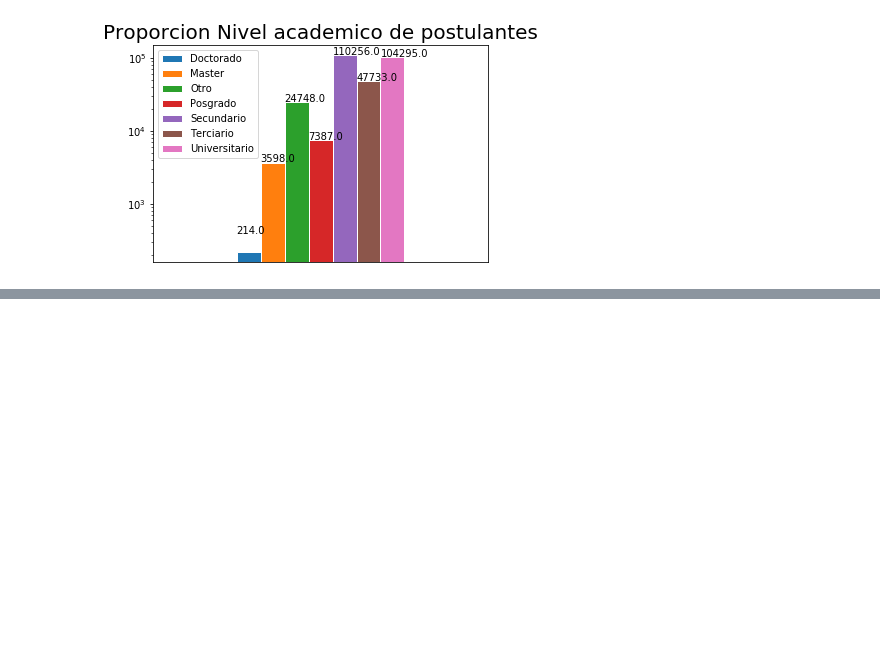
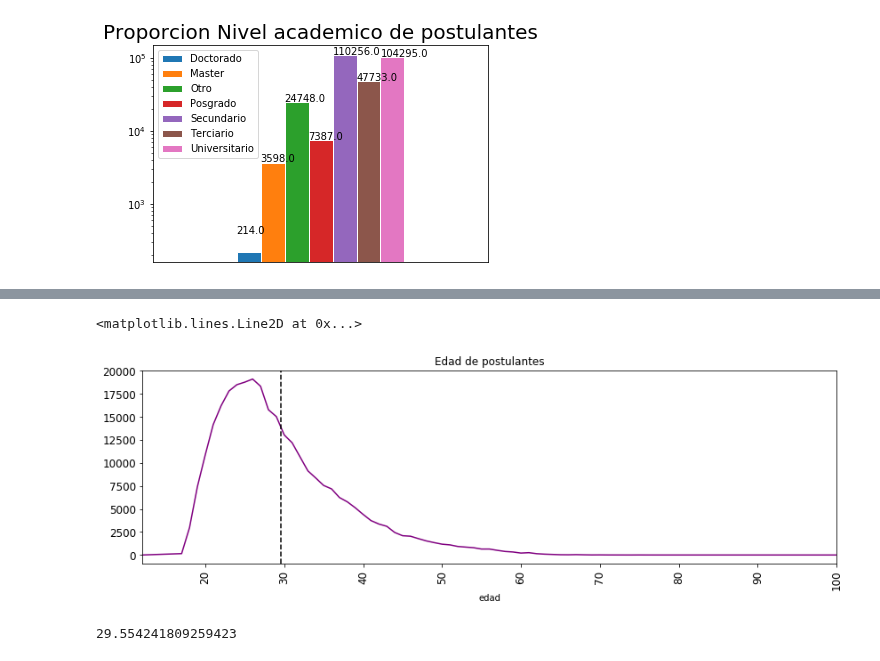
Before and after one commit to felipegonzalez2112/tp-organizacion-datos-2018, a Jupyter notebook: TP1.ipynb, the cells around one changed output, grey strips where cells are left out. Saved outputs shown, nothing was run; the diff lists cells and outputs as text; code cells hidden in the pictures; blank space fills up the shorter version.

Commit message:
Agregamos grafico por edad de postulante y marcamos el promedio de edad media

```diff
--- a/TP1.ipynb
+++ b/TP1.ipynb
@@ -160,0 +167,29 @@ for p in ax.patches:
+# %%
+#Grafico con edad de los postulantes
+
+datos_postulantes['fechanacimiento'] =  pd.to_datetime(datos_postulantes['fechanacimiento'],errors = 'coerce')
+
+now = pd.Timestamp(DT.datetime.now())
+
+datos_postulantes['edad'] = (now - datos_postulantes['fechanacimiento']).astype('<m8[Y]')
+
+datos_postulantes['edad'] = datos_postulantes['edad'].fillna(0.0).astype(int)
+
+datos_postulantes = datos_postulantes.drop(datos_postulantes[datos_postulantes.edad < 0.1].index)
+
+datos_postulantes = datos_postulantes.drop(datos_postulantes[datos_postulantes.edad > 100].index)
+
+
+ax = datos_postulantes.groupby(['edad']).count()['idpostulante'].plot(kind='line', rot = 90, figsize=(14,4), color='purple' ,fontsize=12, title='Edad de postulantes')
+
+edad_promedio = datos_postulantes['edad'].mean()
+
+ax.axvline(edad_promedio, color='k', linestyle='--')
+# %% [output]
+<matplotlib.lines.Line2D at 0x...>
+[figure, added]
+# %%
+# Promedio de edad
+datos_postulantes['edad'].mean()
+# %% [output]
+29.554241809259423
```
Also changed, not shown: parts of 3 cells of this notebook.
